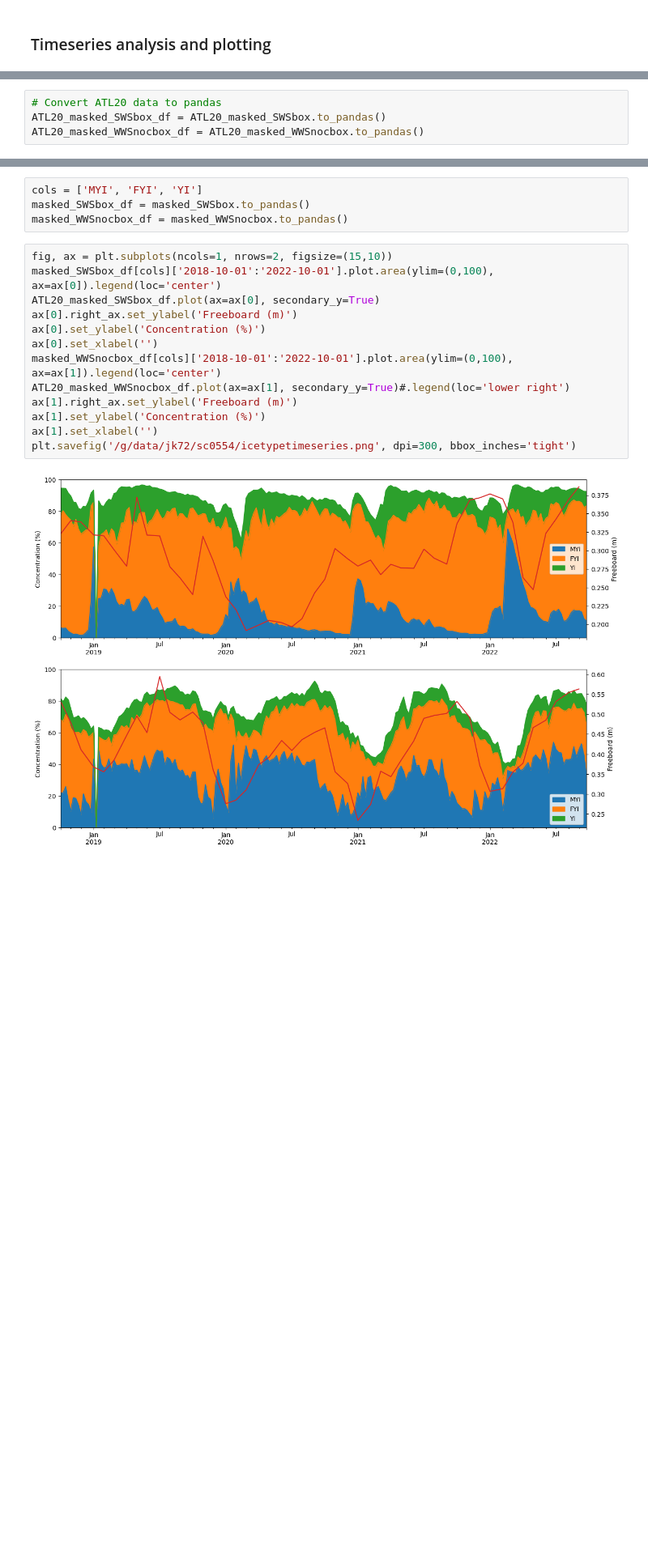
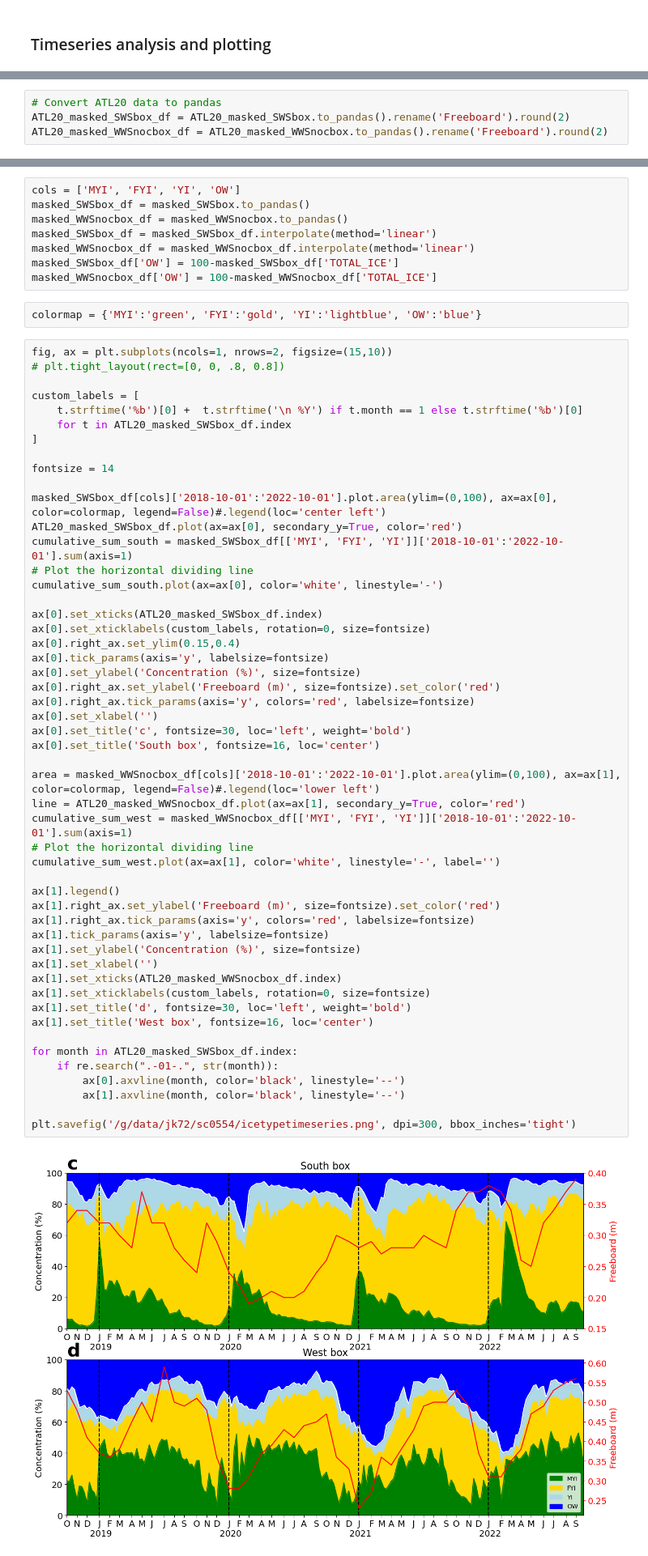
Before and after one commit to ICESAT-2HackWeek/floes, a Jupyter notebook: contributors/smtc/icemotion_icetype_figure.ipynb, the cells around one changed output, grey strips where cells are left out. Shown at 81% size. Saved outputs shown, nothing was run; the diff lists cells and outputs as text; blank space fills up the shorter version.

```diff
--- a/contributors/smtc/icemotion_icetype_figure.ipynb
+++ b/contributors/smtc/icemotion_icetype_figure.ipynb
@@ -121,7 +162,7 @@ ATL20['mean_fb'].where(boxes_25['WWSnocbox'] == True).mean(dim='time').plot(ax=a
 # %%
 # Convert ATL20 data to pandas
-ATL20_masked_SWSbox_df = ATL20_masked_SWSbox.to_pandas()
-ATL20_masked_WWSnocbox_df = ATL20_masked_WWSnocbox.to_pandas()
+ATL20_masked_SWSbox_df = ATL20_masked_SWSbox.to_pandas().rename('Freeboard').round(2)
+ATL20_masked_WWSnocbox_df = ATL20_masked_WWSnocbox.to_pandas().rename('Freeboard').round(2)
 # %%
 # Subset the ice type dataset before masking with boxes otherwise it's computationally very slow
 
@@ -138,21 +179,65 @@ subset = resampled.sel(
 masked_SWSbox = subset.where(boxes['SWSbox'] == True).mean(dim=['x','y'])
 masked_WWSnocbox = subset.where(boxes['WWSnocbox'] == True).mean(dim=['x','y'])
 # %%
-cols = ['MYI', 'FYI', 'YI']
+cols = ['MYI', 'FYI', 'YI', 'OW']
 masked_SWSbox_df = masked_SWSbox.to_pandas()
 masked_WWSnocbox_df = masked_WWSnocbox.to_pandas()
+masked_SWSbox_df = masked_SWSbox_df.interpolate(method='linear')
+masked_WWSnocbox_df = masked_WWSnocbox_df.interpolate(method='linear')
+masked_SWSbox_df['OW'] = 100-masked_SWSbox_df['TOTAL_ICE']
+masked_WWSnocbox_df['OW'] = 100-masked_WWSnocbox_df['TOTAL_ICE']
+# %%
+colormap = {'MYI':'green', 'FYI':'gold', 'YI':'lightblue', 'OW':'blue'}
 # %%
 fig, ax = plt.subplots(ncols=1, nrows=2, figsize=(15,10))
-masked_SWSbox_df[cols]['2018-10-01':'2022-10-01'].plot.area(ylim=(0,100), ax=ax[0]).legend(loc='center')
-ATL20_masked_SWSbox_df.plot(ax=ax[0], secondary_y=True)
-ax[0].right_ax.set_ylabel('Freeboard (m)')
-ax[0].set_ylabel('Concentration (%)')
+# plt.tight_layout(rect=[0, 0, .8, 0.8])
+
+custom_labels = [
+    t.strftime('%b')[0] +  t.strftime('\n %Y') if t.month == 1 else t.strftime('%b')[0]
+    for t in ATL20_masked_SWSbox_df.index
+]
+
+fontsize = 14
+
+masked_SWSbox_df[cols]['2018-10-01':'2022-10-01'].plot.area(ylim=(0,100), ax=ax[0], color=colormap, legend=False)#.legend(loc='center left')
+ATL20_masked_SWSbox_df.plot(ax=ax[0], secondary_y=True, color='red')
+cumulative_sum_south = masked_SWSbox_df[['MYI', 'FYI', 'YI']]['2018-10-01':'2022-10-01'].sum(axis=1)
+# Plot the horizontal dividing line
+cumulative_sum_south.plot(ax=ax[0], color='white', linestyle='-')
+
+ax[0].set_xticks(ATL20_masked_SWSbox_df.index)
+ax[0].set_xticklabels(custom_labels, rotation=0, size=fontsize)
+ax[0].right_ax.set_ylim(0.15,0.4)
+ax[0].tick_params(axis='y', labelsize=fontsize)
+ax[0].set_ylabel('Concentration (%)', size=fontsize)
+ax[0].right_ax.set_ylabel('Freeboard (m)', size=fontsize).set_color('red')
+ax[0].right_ax.tick_params(axis='y', colors='red', labelsize=fontsize)
 ax[0].set_xlabel('')
-masked_WWSnocbox_df[cols]['2018-10-01':'2022-10-01'].plot.area(ylim=(0,100), ax=ax[1]).legend(loc='center')
-ATL20_masked_WWSnocbox_df.plot(ax=ax[1], secondary_y=True)#.legend(loc='lower right')
-ax[1].right_ax.set_ylabel('Freeboard (m)')
-ax[1].set_ylabel('Concentration (%)')
+ax[0].set_title('c', fontsize=30, loc='left', weight='bold')
+ax[0].set_title('South box', fontsize=16, loc='center')
+
+area = masked_WWSnocbox_df[cols]['2018-10-01':'2022-10-01'].plot.area(ylim=(0,100), ax=ax[1], color=colormap, legend=False)#.legend(loc='lower left')
+line = ATL20_masked_WWSnocbox_df.plot(ax=ax[1], secondary_y=True, color='red')
+cumulative_sum_west = masked_WWSnocbox_df[['MYI', 'FYI', 'YI']]['2018-10-01':'2022-10-01'].sum(axis=1)
+# Plot the horizontal dividing line
+cumulative_sum_west.plot(ax=ax[1], color='white', linestyle='-', label='')
+
+ax[1].legend()
+ax[1].right_ax.set_ylabel('Freeboard (m)', size=fontsize).set_color('red')
+ax[1].right_ax.tick_params(axis='y', colors='red', labelsize=fontsize)
+ax[1].tick_params(axis='y', labelsize=fontsize)
+ax[1].set_ylabel('Concentration (%)', size=fontsize)
 ax[1].set_xlabel('')
+ax[1].set_xticks(ATL20_masked_WWSnocbox_df.index)
+ax[1].set_xticklabels(custom_labels, rotation=0, size=fontsize)
+ax[1].set_title('d', fontsize=30, loc='left', weight='bold')
+ax[1].set_title('West box', fontsize=16, loc='center')
+
+for month in ATL20_masked_SWSbox_df.index:
+    if re.search(".-01-.", str(month)):
+        ax[0].axvline(month, color='black', linestyle='--')
+        ax[1].axvline(month, color='black', linestyle='--')
+
 plt.savefig('/g/data/jk72/sc0554/icetypetimeseries.png', dpi=300, bbox_inches='tight')
 # %% [output]
-[figure, old version]
+[figure, new version]
```
Also changed, not shown: parts of 8 cells of this notebook, 11 other files.
